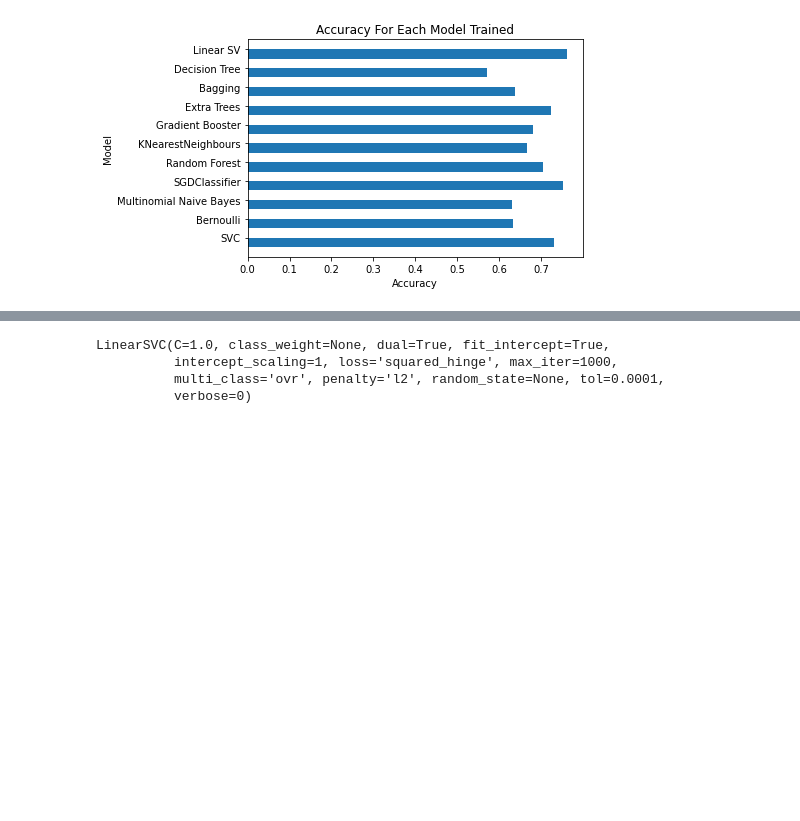
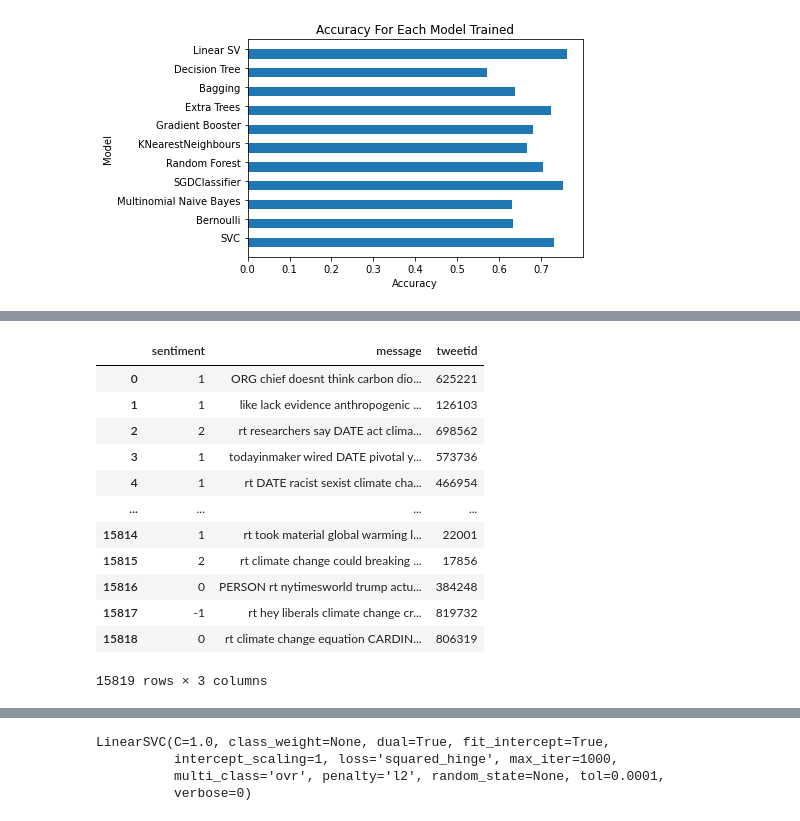
Before and after one commit to Stephane-Masamba/Team_4_CPT_ML-Classification, a Jupyter notebook: Copy_of_Mikael_Daniels_Classification2.ipynb, the cells around one changed output, grey strips where cells are left out. Drawn from its saved outputs; the diff is of its cells as text; code cells hidden in the pictures; blank space fills up the shorter version.

```diff
--- a/Copy_of_Mikael_Daniels_Classification2.ipynb
+++ b/Copy_of_Mikael_Daniels_Classification2.ipynb
@@ -338,0 +459,26 @@ accuracy(gs_clf)
+# %%
+train_index = 0
+
+for tweet in train['message']:
+  tweet = nlp(tweet)
+
+  for entity in tweet.ents:
+    train.loc[train_index, 'message'] = train.loc[train_index, 'message'].replace(str(entity.text), str(entity.label_))
+
+  train_index += 1
+# %%
+train
+# %% [output]
+|  | sentiment | message | tweetid |
+| 0 | 1 | ORG chief doesnt think carbon dio... | 625221 |
+| 1 | 1 | like lack evidence anthropogenic ... | 126103 |
+| 2 | 2 | rt researchers say DATE act clima... | 698562 |
+| 3 | 1 | todayinmaker wired DATE pivotal y... | 573736 |
+| 4 | 1 | rt DATE racist sexist climate cha... | 466954 |
+| ... | ... | ... | ... |
+| 15814 | 1 | rt took material global warming l... | 22001 |
+| 15815 | 2 | rt climate change could breaking ... | 17856 |
+| 15816 | 0 | PERSON rt nytimesworld trump actu... | 384248 |
+| 15817 | -1 | rt hey liberals climate change cr... | 819732 |
+| 15818 | 0 | rt climate change equation CARDIN... | 806319 |
+15819 rows × 3 columns
```
Also changed, not shown: parts of 48 cells of this notebook.
